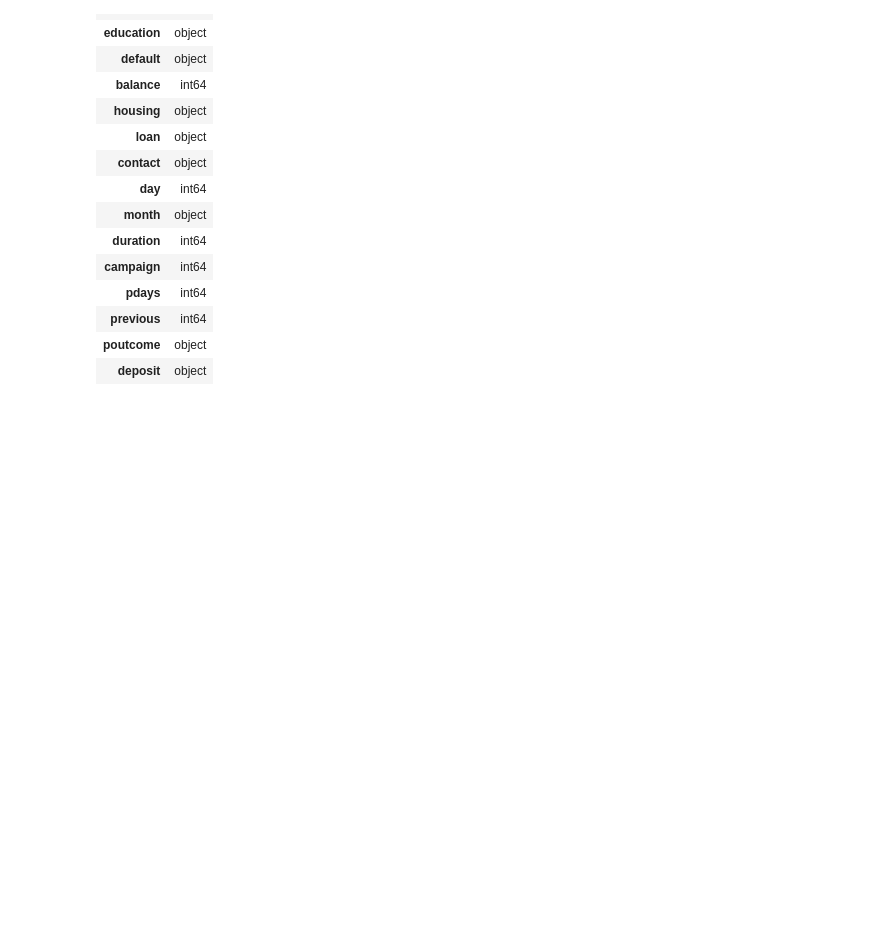
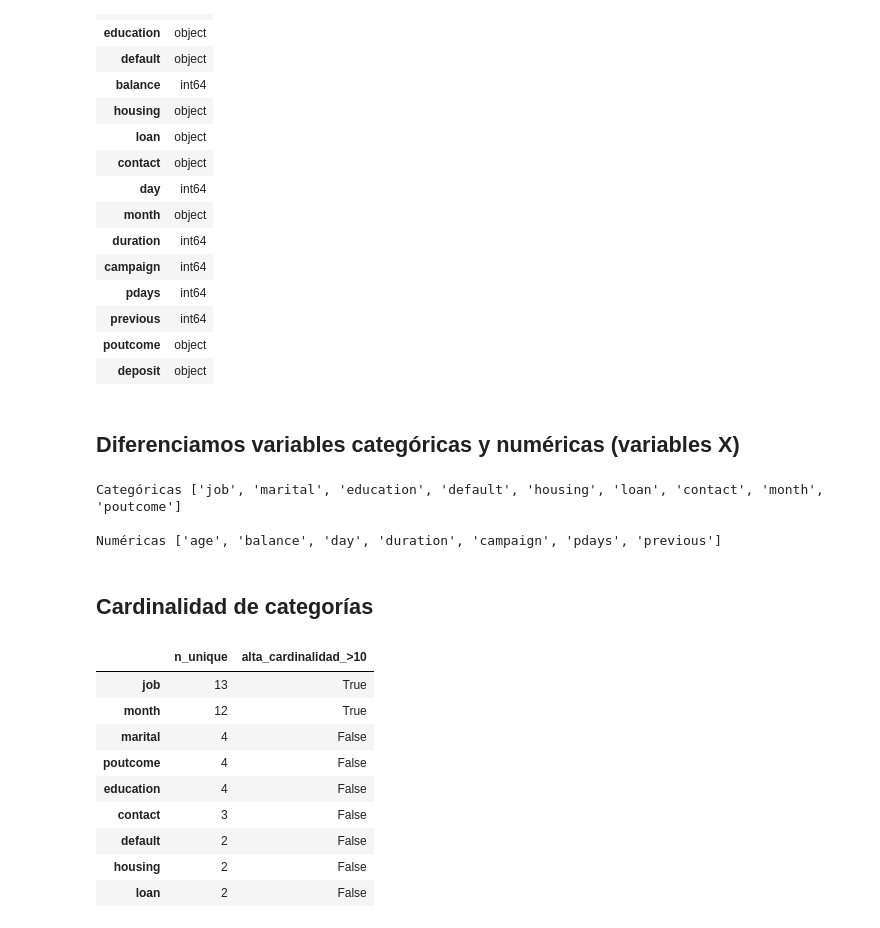
Before and after one commit to 100499078/AA_Practica1, a Jupyter notebook: notebooks/01_eda_y_modelado.ipynb, the cells around one changed output. Cells and saved outputs as stored; diff of their text form; code cells hidden in the pictures; blank space fills up the shorter version.

```diff
--- a/notebooks/01_eda_y_modelado.ipynb
+++ b/notebooks/01_eda_y_modelado.ipynb
@@ -60,0 +64,37 @@ df[['previous'
+# %% [markdown]
+## Diferenciamos variables categóricas y numéricas (variables X)
+# %%
+categorical_cols = df.select_dtypes(exclude=[np.number]).columns.tolist()
+numeric_cols = df.select_dtypes(include=[np.number]).columns.tolist()
+
+# Variable objetivo --> la quitamos
+if TARGET in categorical_cols:
+    categorical_cols.remove(TARGET)
+if TARGET in numeric_cols:
+    numeric_cols.remove(TARGET)
+
+print("\nCategóricas:", categorical_cols)
+print("\nNuméricas:", numeric_cols)
+# %% [output]
+Categóricas ['job', 'marital', 'education', 'default', 'housing', 'loan', 'contact', 'month', 'poutcome']
+
+Numéricas ['age', 'balance', 'day', 'duration', 'campaign', 'pdays', 'previous']
+# %% [markdown]
+## Cardinalidad de categorías
+# %%
+# Cuántos valores distintos tiene cada variable categórica
+
+cardinality = pd.DataFrame({"n_unique": df[categorical_cols].nunique(dropna=False)}).sort_values("n_unique", ascending=False)
+cardinality["alta_cardinalidad_>10"] = cardinality["n_unique"] > 10
+display(cardinality)
+# %% [output]
+|  | n_unique | alta_cardinalidad_>10 |
+| job | 13 | True |
+| month | 12 | True |
+| marital | 4 | False |
+| poutcome | 4 | False |
+| education | 4 | False |
+| contact | 3 | False |
+| default | 2 | False |
+| housing | 2 | False |
+| loan | 2 | False |
```
Also changed, not shown: parts of 32 cells of this notebook.
